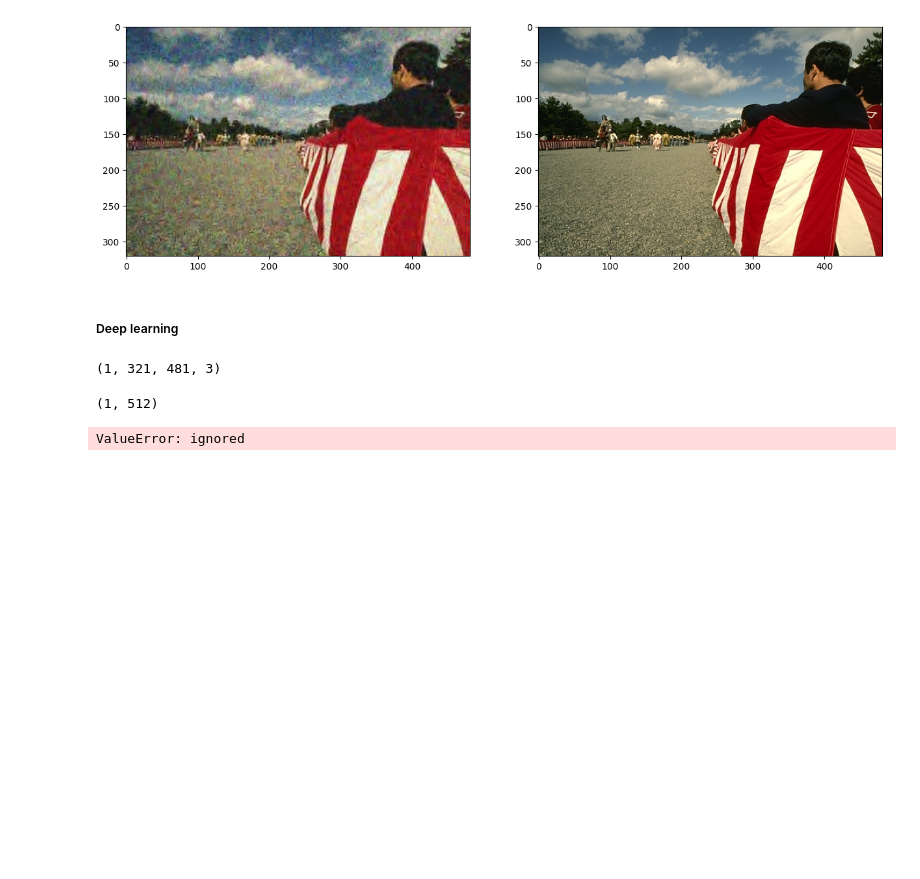
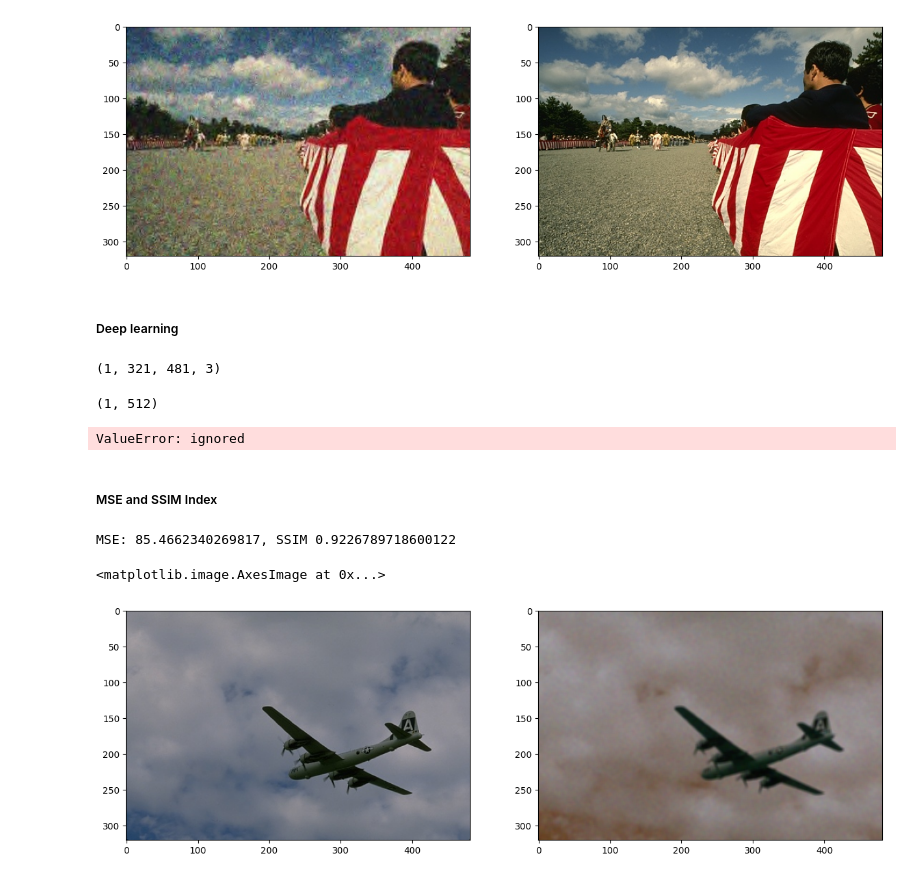
Before and after one commit to JaiswalFelipe/ITNPAI1_Assignment, a Jupyter notebook: ImageDenoising.ipynb, the cells around one changed output. Saved outputs shown, nothing was run; the diff lists cells and outputs as text; code cells hidden in the pictures; blank space fills up the shorter version.

Commit message:
Added evaluation metrics, MSE and SSIM, and show image

```diff
--- a/ImageDenoising.ipynb
+++ b/ImageDenoising.ipynb
@@ -222,3 +223,59 @@ testting = test[1].reshape((test[1].shape[0], test[1].shape[1], 3))
 ValueError: ignored
 # %%
 imshow(wavelet_transform50[24])
+# %% [markdown]
+##### MSE and SSIM Index
+# %%
+def mse(original, denoised):
+	"""Takes the Mean Squared Error between
+  the original and the denoised image"""
+	error = np.sum((original.astype("float") - denoised.astype("float")) ** 2)
+	error /= float(original.shape[0] * original.shape[1])
+
+	# The lower MSE, the more similar the original and the denoised image are
+	return error
+
+
+def evaluate(original, denoised):
+	# compute the mean squared error and structural similarity
+	# index for the images
+	m = mse(original, denoised)
+	ssim = structural_similarity(original, denoised, multichannel=True)
+ ## print("MSE: %.2f, SSIM: %.2f" % (m, s))
+
+	return m, ssim
+# %%
+# Load an sample of an original image
+origninal_img = cv2.imread("/content/drive/MyDrive/Colab Notebooks/University Of Stirling/Deep Learning for  Vision & NLP: ITNPAI1/ITNPAI1_Assignment/Task-A-Dataset-denoising/original/0000.png")
+
+# denoised samples,
+# NOTE: Run functions first to selected sample folders
+
+# Mean filtered samples
+#mean_filtered10[0]         # Preloaded
+#mean_filtered25[0]
+#mean_filtered50[0]
+
+# Median filtered samples
+#median_filter10[0]
+#median_filter25[0]         # Preloaded
+#median_filter50[0]
+
+# Wavelet Transform samples
+#wavelet_transform10[0]
+#wavelet_transform25[0]
+#wavelet_transform50[0]     # Preloaded
+
+#__________________________________________________
+# Call "evaluate" function to compare sample images
+result = evaluate(origninal_img, mean_filtered10[0])
+print("MSE: {}, SSIM {}".format(result[0], result[1]))
+
+# Plot
+f, axarr = plt.subplots(1,2)
+axarr[0].imshow(cv2.cvtColor(origninal_img, cv2.COLOR_BGR2RGB))
+axarr[1].imshow(mean_filtered10[0])
+# %% [output]
+MSE: 85.4662340269817, SSIM 0.9226789718600122
+<matplotlib.image.AxesImage at 0x...>
+[figure, added]
```
Also changed, not shown: parts of 1 cell of this notebook.
